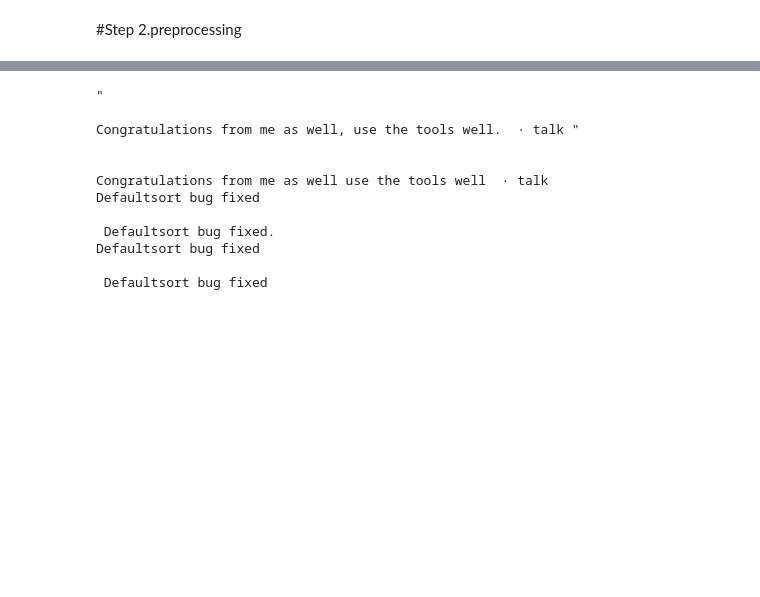
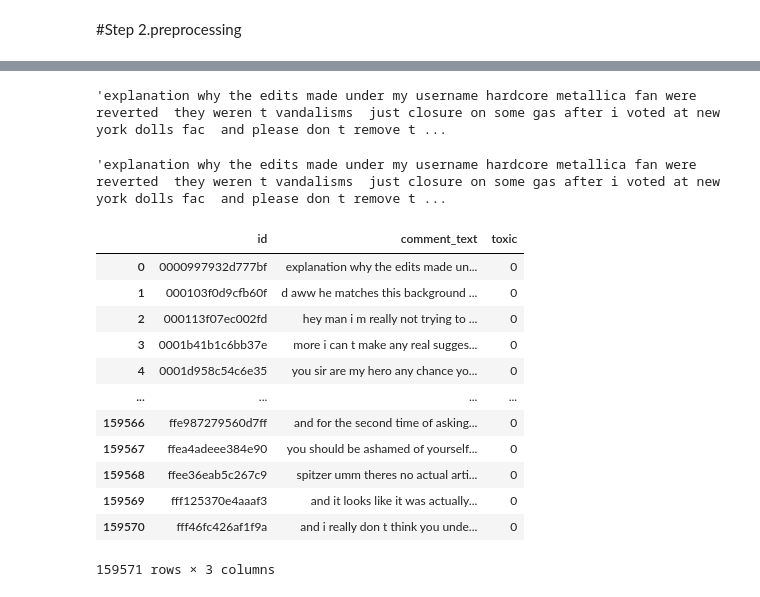
Before and after one commit to amiruddinsaifi/Technocolabs, a Jupyter notebook: toxic comment classification.ipynb, the cells around one changed output, grey strips where cells are left out. Cells and saved outputs as stored; diff of their text form; code cells hidden in the pictures; blank space fills up the shorter version.

Commit message:
Update Preprocessing stap 2

```diff
--- a/toxic comment classification.ipynb
+++ b/toxic comment classification.ipynb
@@ -471,10 +456,0 @@ def remove_special_characters(text):
-# %%
-# remove non-ascii characters from the text
-train["clean_comment"] = train["comment_text"].apply(lambda x: remove_special_characters(x))
-display(train.head())
-
-# double check
-print(train["comment_text"][143])
-print(train["clean_comment"][143])
-print(train["comment_text"][189])
-print(train["clean_comment"][189])
@@ -513,21 +457,47 @@ def remove_punct(text):
-# %%
-train["clean_comment"] = train["clean_comment"].apply(lambda x: remove_punct(x))
-
-# double check
-print(train["comment_text"][5])
-print(train["clean_comment"][5])
-print(train["comment_text"][7597])
-print(train["clean_comment"][7597])
-# %% [output]
-"
-
-Congratulations from me as well, use the tools well.  · talk "
-
-
-Congratulations from me as well use the tools well  · talk
-Defaultsort bug fixed
-
- Defaultsort bug fixed.
-Defaultsort bug fixed
-
- Defaultsort bug fixed
+# %%
+train['comment_text']=train['comment_text'].apply(lambda x: other_clean(x))
+# %%
+train['comment_text'][0]
+# %% [output]
+'explanation why the edits made under my username hardcore metallica fan were reverted  they weren t vandalisms  just closure on some gas after i voted at new york dolls fac  and please don t remove t ...
+# %%
+# Text preprocessing steps - remove numbers, capital letters, punctuation, '\n'
+import re
+import string
+
+# remove all numbers with letters attached to them
+alphanumeric = lambda x: re.sub('\w*\d\w*', ' ', x)
+
+# '[%s]' % re.escape(string.punctuation),' ' - replace punctuation with white space
+# .lower() - convert all strings to lowercase
+punc_lower = lambda x: re.sub('[%s]' % re.escape(string.punctuation), ' ', x.lower())
+
+# Remove all '\n' in the string and replace it with a space
+remove_n = lambda x: re.sub("\n", " ", x)
+
+# Remove all non-ascii characters
+remove_non_ascii = lambda x: re.sub(r'[^\x00-\x7f]',r' ', x)
+
+# Apply all the lambda functions wrote previously through .map on the comments column
+train['comment_text'] = train['comment_text'].map(alphanumeric).map(punc_lower).map(remove_n).map(remove_non_ascii)
+
+train['comment_text'][0]
+# %% [output]
+'explanation why the edits made under my username hardcore metallica fan were reverted  they weren t vandalisms  just closure on some gas after i voted at new york dolls fac  and please don t remove t ...
+# %%
+train_tox =train.loc[:,['id','comment_text','toxic']]
+train_tox
+# %% [output]
+|  | id | comment_text | toxic |
+| 0 | 0000997932d777bf | explanation why the edits made un... | 0 |
+| 1 | 000103f0d9cfb60f | d aww he matches this background ... | 0 |
+| 2 | 000113f07ec002fd | hey man i m really not trying to ... | 0 |
+| 3 | 0001b41b1c6bb37e | more i can t make any real sugges... | 0 |
+| 4 | 0001d958c54c6e35 | you sir are my hero any chance yo... | 0 |
+| ... | ... | ... | ... |
+| 159566 | ffe987279560d7ff | and for the second time of asking... | 0 |
+| 159567 | ffea4adeee384e90 | you should be ashamed of yourself... | 0 |
+| 159568 | ffee36eab5c267c9 | spitzer umm theres no actual arti... | 0 |
+| 159569 | fff125370e4aaaf3 | and it looks like it was actually... | 0 |
+| 159570 | fff46fc426af1f9a | and i really don t think you unde... | 0 |
+159571 rows × 3 columns
```
Also changed, not shown: parts of 14 cells of this notebook.
